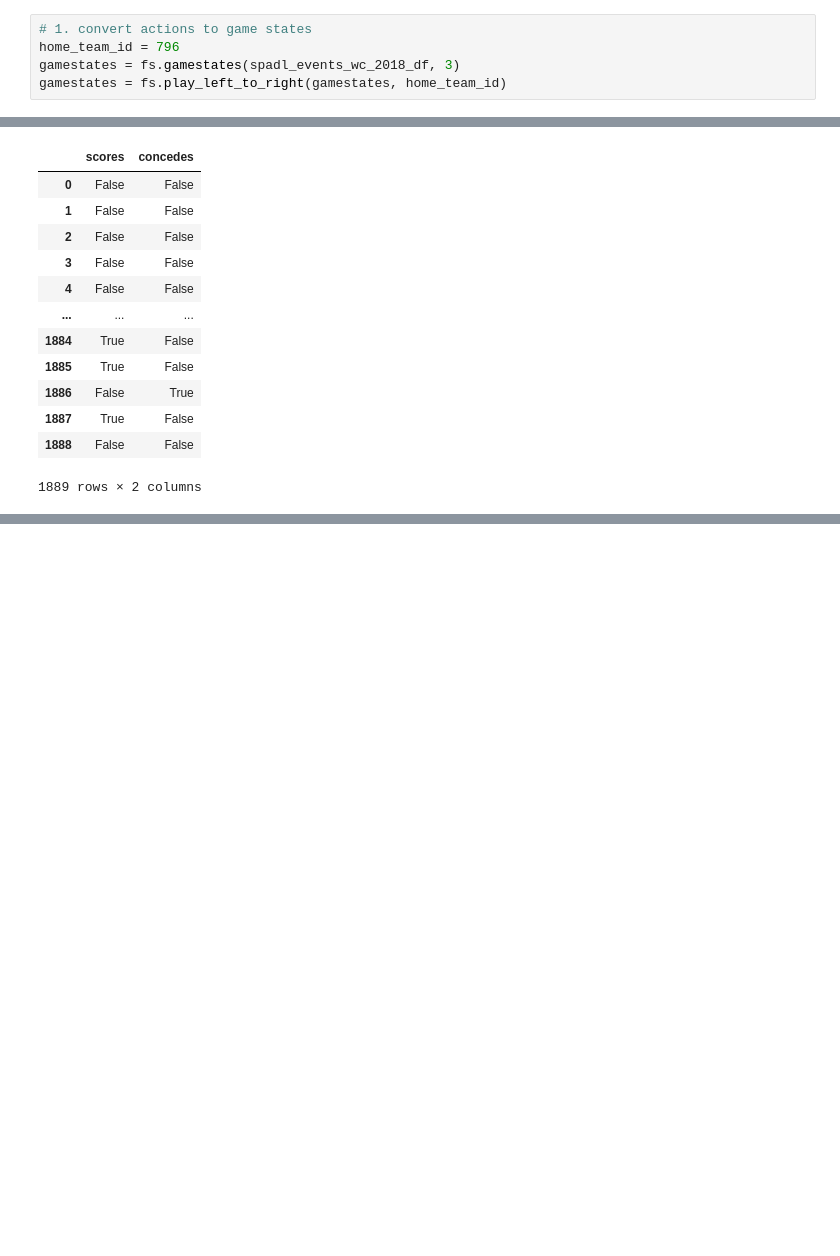
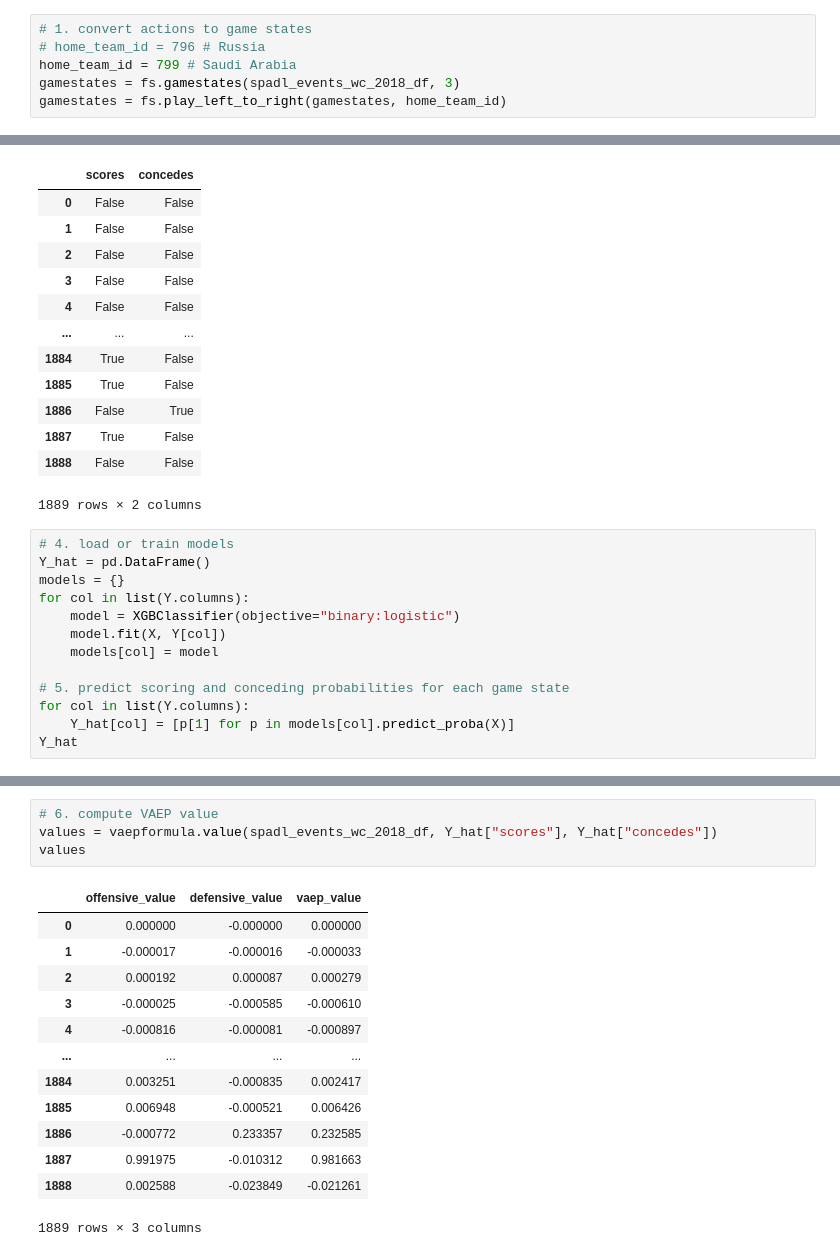
Before and after one commit to Steve23522016/vaep-base-code, a Jupyter notebook: notebooks/tutorial8_trial_vaep_statsbomb.ipynb, the cells around one changed output, grey strips where cells are left out. Saved outputs shown, nothing was run; the diff lists cells and outputs as text; blank space fills up the shorter version.

Commit message:
Update vaep code into statsbomb data

```diff
--- a/notebooks/tutorial8_trial_vaep_statsbomb.ipynb
+++ b/notebooks/tutorial8_trial_vaep_statsbomb.ipynb
@@ -90,7 +88,8 @@ spadl_events_wc_2018_df
 1889 rows × 17 columns
 # %%
 # 1. convert actions to game states
-home_team_id = 796
+# home_team_id = 796 # Russia
+home_team_id = 799 # Saudi Arabia
 gamestates = fs.gamestates(spadl_events_wc_2018_df, 3)
 gamestates = fs.play_left_to_right(gamestates, home_team_id)
 # %%
@@ -145,3 +144,16 @@ Y
 | 1887 | True | False |
 | 1888 | False | False |
 1889 rows × 2 columns
+# %%
+# 4. load or train models
+Y_hat = pd.DataFrame()
+models = {}
+for col in list(Y.columns):
+    model = XGBClassifier(objective="binary:logistic")
+    model.fit(X, Y[col])
+    models[col] = model
+
+# 5. predict scoring and conceding probabilities for each game state
+for col in list(Y.columns):
+    Y_hat[col] = [p[1] for p in models[col].predict_proba(X)]
+Y_hat
@@ -147,0 +174,18 @@ Y
+# %%
+# 6. compute VAEP value
+values = vaepformula.value(spadl_events_wc_2018_df, Y_hat["scores"], Y_hat["concedes"])
+values
+# %% [output]
+|  | offensive_value | defensive_value | vaep_value |
+| 0 | 0.000000 | -0.000000 | 0.000000 |
+| 1 | -0.000017 | -0.000016 | -0.000033 |
+| 2 | 0.000192 | 0.000087 | 0.000279 |
+| 3 | -0.000025 | -0.000585 | -0.000610 |
+| 4 | -0.000816 | -0.000081 | -0.000897 |
+| ... | ... | ... | ... |
+| 1884 | 0.003251 | -0.000835 | 0.002417 |
+| 1885 | 0.006948 | -0.000521 | 0.006426 |
+| 1886 | -0.000772 | 0.233357 | 0.232585 |
+| 1887 | 0.991975 | -0.010312 | 0.981663 |
+| 1888 | 0.002588 | -0.023849 | -0.021261 |
+1889 rows × 3 columns
```
Also changed, not shown: parts of 4 cells of this notebook.
